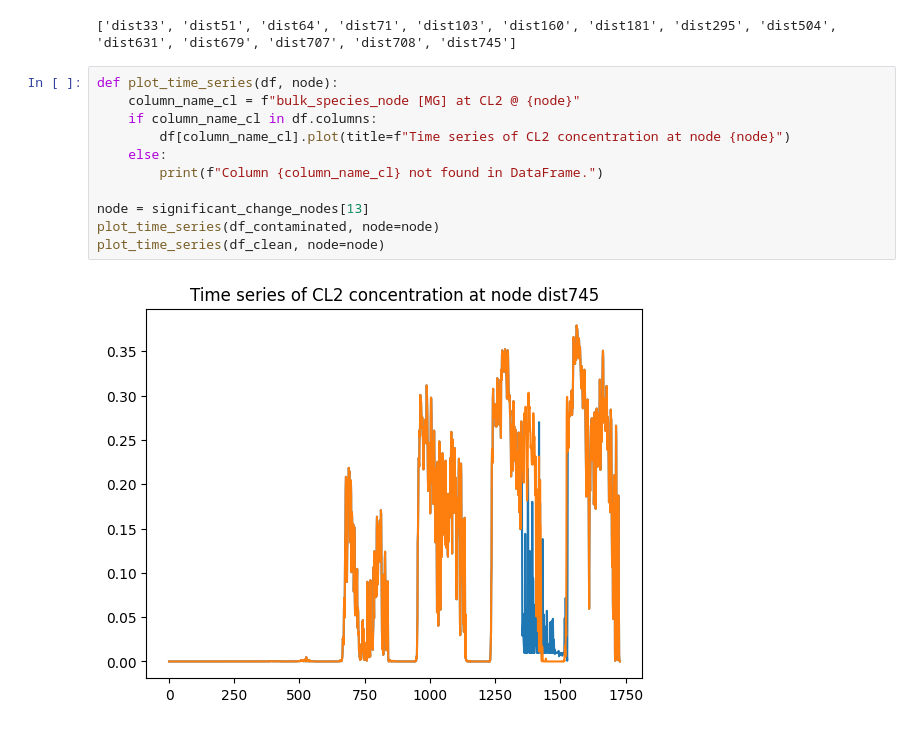
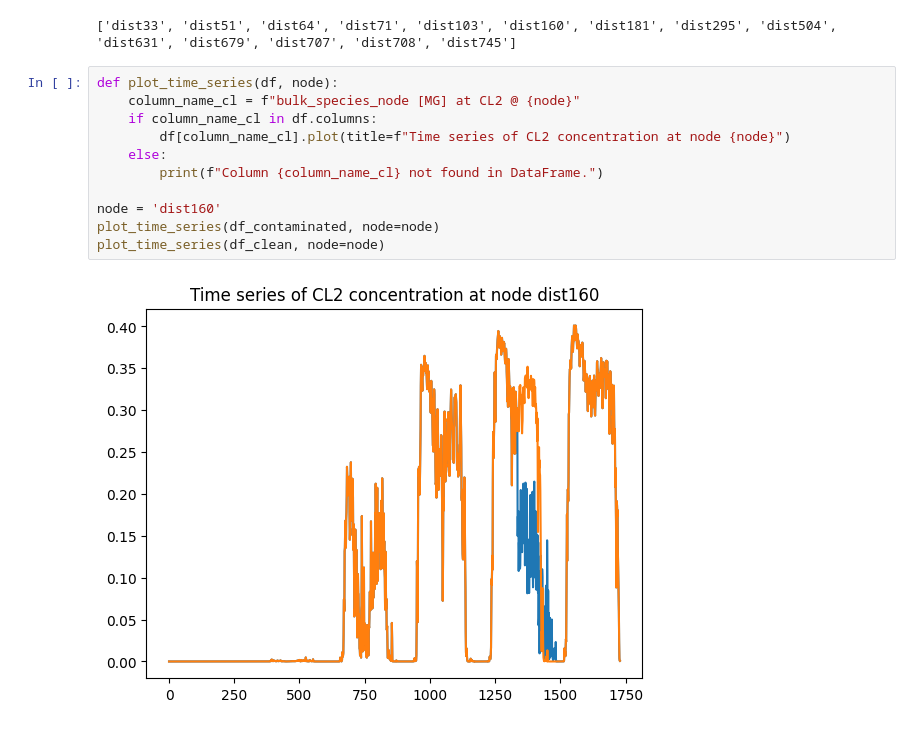
Before and after one commit to elineee/AI-for-Drinking-Water-Chlorination-Challenge-IJCAI-25, a Jupyter notebook: competition/explore_scada_data.ipynb, the cells around one changed output. Drawn from its saved outputs; the diff is of its cells as text.

```diff
--- a/competition/explore_scada_data.ipynb
+++ b/competition/explore_scada_data.ipynb
@@ -71,16 +71,16 @@ print(significant_change_nodes)
 # %%
 def plot_time_series(df, node):
     column_name_cl = f"bulk_species_node [MG] at CL2 @ {node}"
     if column_name_cl in df.columns:
         df[column_name_cl].plot(title=f"Time series of CL2 concentration at node {node}")
     else:
         print(f"Column {column_name_cl} not found in DataFrame.")
 
-node = significant_change_nodes[13]
+node = 'dist160'
 plot_time_series(df_contaminated, node=node)
 plot_time_series(df_clean, node=node)
 # %% [output]
-[figure, old version]
+[figure, new version]
 # %%
 def get_times_series(df, nodes):
     time_series_data = {}
```
Also changed, not shown: parts of 2 cells of this notebook, 10 other files.
